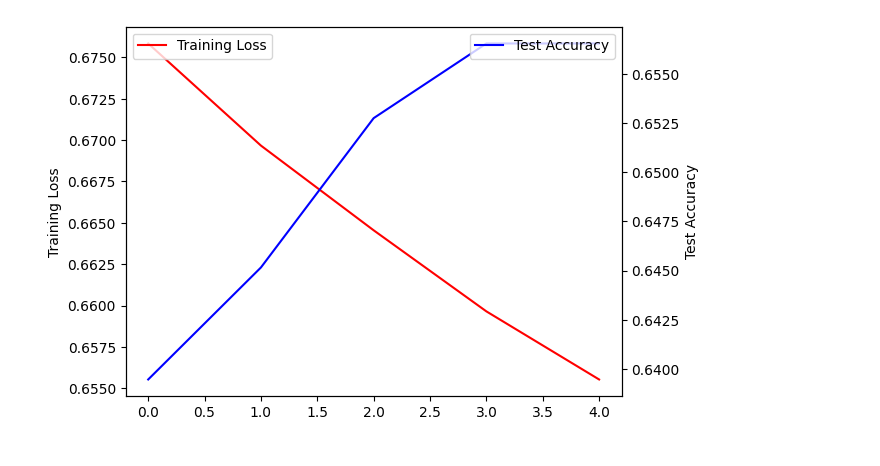
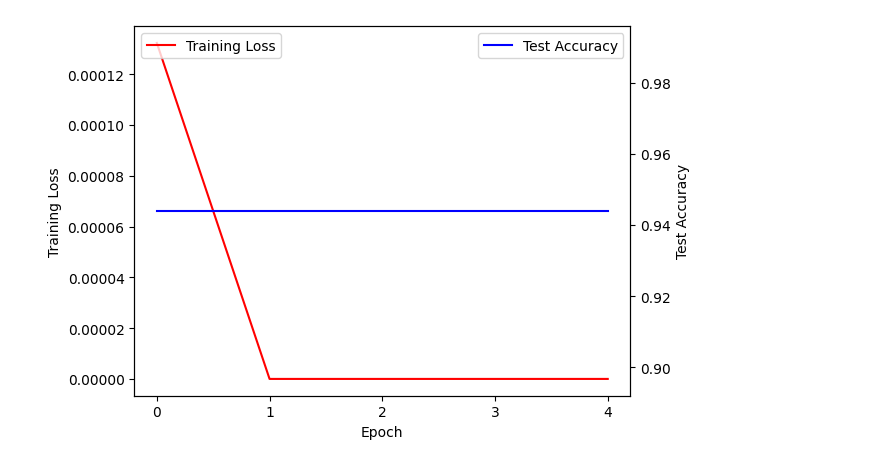
Before and after one commit to qiaochloe/troubridge, a Jupyter notebook: predictor/train_model.ipynb, the cells around one changed output. Saved outputs shown, nothing was run; the diff lists cells and outputs as text; code cells hidden in the pictures.

```diff
--- a/predictor/train_model.ipynb
+++ b/predictor/train_model.ipynb
@@ -174,26 +158,33 @@ HotnessPredictor(
 )
 # %%
 # training
-loss = nn.BCELoss()
-optimizer = torch.optim.Adam(model.parameters(), lr=0.00001)
+
+loss = nn.L1Loss()
+optimizer = torch.optim.Adam(model.parameters(), lr=0.01)
 
 def train(dataloader, model, loss_fn, optimizer):
     size = len(dataloader.dataset)
     model.train()
     losses = []
     for batch, (X, y) in enumerate(dataloader):
-        #print("X", X, X[0].shape)
-        pred = model(X)
-        #print("pred", pred, pred.shape)
-        #print("y", y)
+        tokens, average_size = X
+        tokens = tokens.to(device)
+        average_size = average_size.to(device)
+        y = y.to(device)
+        pred = model(tokens, average_size)
         loss = loss_fn(pred, y)
         optimizer.zero_grad()
         loss.backward()
         optimizer.step()
         losses.append(loss.item())
 
+        if (random.random() < 0.01):
+            print("Pred: ", pred)
+            print("y: ", y)
+            print("Loss: ", loss.item())
+
         if batch % 100 == 0:
-            loss, current = loss.item(), batch * len(X)
+            loss, current = loss.item(), batch
             print(f"loss: {loss:>7f}  [{current:>5d}/{size:>5d}]")
 
     return sum(losses) / len(losses)
@@ -202,16 +193,24 @@ def test(dataloader, model, loss_fn):
     size = len(dataloader.dataset)
     num_batches = len(dataloader)
     model.eval()
-    test_loss, correct = 0, 0
+    test_loss, difference = 0, 0
     with torch.no_grad():
         for X, y in dataloader:
-            pred = model(X)
+            tokens, average_size = X
+            tokens = tokens.to(device)
+            average_size = average_size.to(device)
+            y = y.to(device)
+            pred = model(tokens, average_size)
+            if (random.random() < 0.01):
+                print("Pred: ", pred)
+                print("y: ", y)
             test_loss += loss_fn(pred, y).item()
-            correct += (y[0,pred.argmax(1)]).type(torch.float).sum().item()
+            difference += abs(pred - y)
     test_loss /= num_batches
-    correct /= size
-    print(f"Test Error: \n Accuracy: {(100*correct):>0.1f}%, Avg loss: {test_loss:>8f} \n")
-    return correct
+    difference = difference[-1][-1]
+    difference /= size
+    print(f"Test Error: \n Avg difference: {(difference):>0.01f}, Avg loss: {test_loss:>8f} \n")
+    return difference
 # %%
 # actual training
 
@@ -249,18 +237,20 @@ Done!
 # %%
 # plot training loss and test accuracy, same graph but different y-axis, give them different colors and y axis labels. Make x axis integer
 import matplotlib.pyplot as plt
 
 fig, ax1 = plt.subplots()
 
 ax2 = ax1.twinx()
-
+training_losses = torch.tensor(training_losses).cpu()
+test_accuracy = torch.tensor(test_accuracy).cpu()
 ax1.plot(training_losses, label="Training Loss", color="red")
 ax2.plot(test_accuracy, label="Test Accuracy", color="blue")
 ax1.legend(loc="upper left")
 ax2.legend(loc="upper right")
 ax1.set_ylabel("Training Loss")
 ax2.set_ylabel("Test Accuracy")
 ax1.set_xlabel("Epoch")
+ax1.set_xticks(range(epochs))
 plt.show()
 # %% [output]
-[figure, old version]
+[figure, new version]
```
Also changed, not shown: parts of 5 cells of this notebook, 6 other files.
